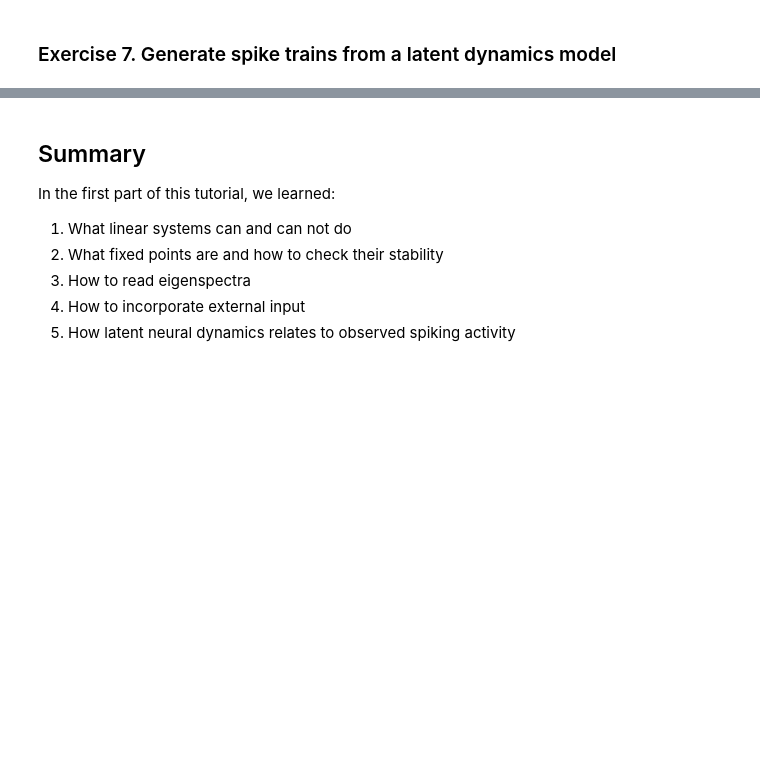
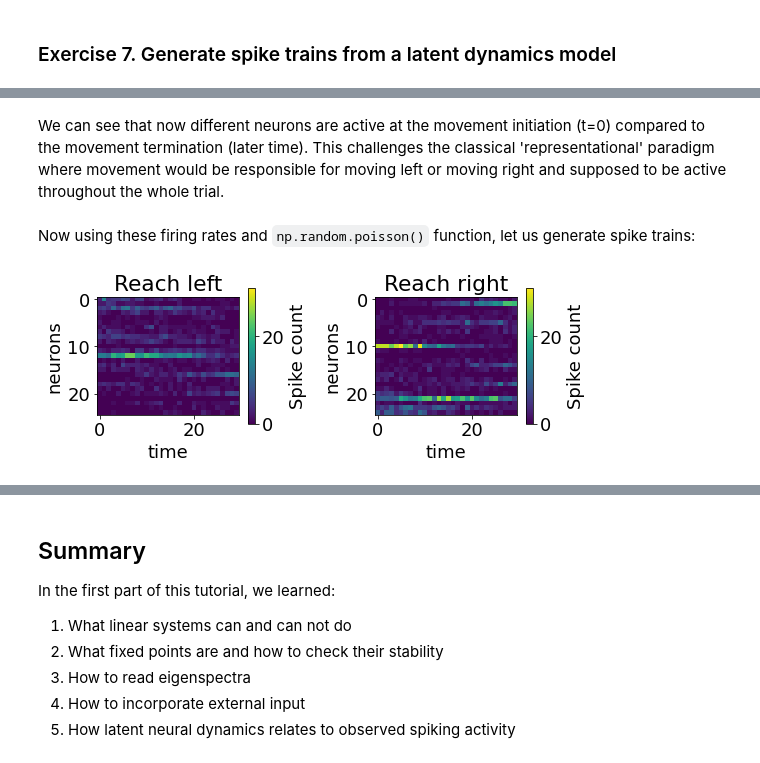
Before and after one commit to NinelK/IMBIZO2024_tutorial, a Jupyter notebook: DS_Tutorial_SOLUTIONS.ipynb, the cells around one changed output, grey strips where cells are left out. Drawn from its saved outputs; the diff is of its cells as text; code cells hidden in the pictures; blank space fills up the shorter version.

```diff
--- a/DS_Tutorial_SOLUTIONS.ipynb
+++ b/DS_Tutorial_SOLUTIONS.ipynb
@@ -589,0 +655,20 @@ TODO: insert image
+# %% [markdown]
+We can see that now different neurons are active at the movement initiation (t=0) compared to the movement termination (later time). This challenges the classical 'representational' paradigm where movement would be responsible for moving left or moving right and supposed to be active throughout the whole trial.
+# %% [markdown]
+Now using these firing rates and `np.random.poisson()` function, let us generate spike trains:
+# %%
+s = np.random.poisson(y) # 2remove
+
+fig, ax = plt.subplots(1,2,figsize=(8,3))
+count_max = s.max()
+im = ax[0].imshow(s[0].T,vmin=0,vmax=count_max)
+ax[1].imshow(s[n].T,vmin=0,vmax=count_max)
+ax[0].set_title('Reach left')
+ax[1].set_title('Reach right')
+for a in ax:
+    a.set_ylabel('neurons')
+    a.set_xlabel('time')
+    plt.colorbar(im, ax=a, label='Spike count')
+plt.tight_layout()
+# %% [output]
+[figure, added]
```
Also changed, not shown: parts of 22 cells of this notebook, 1 other file.
